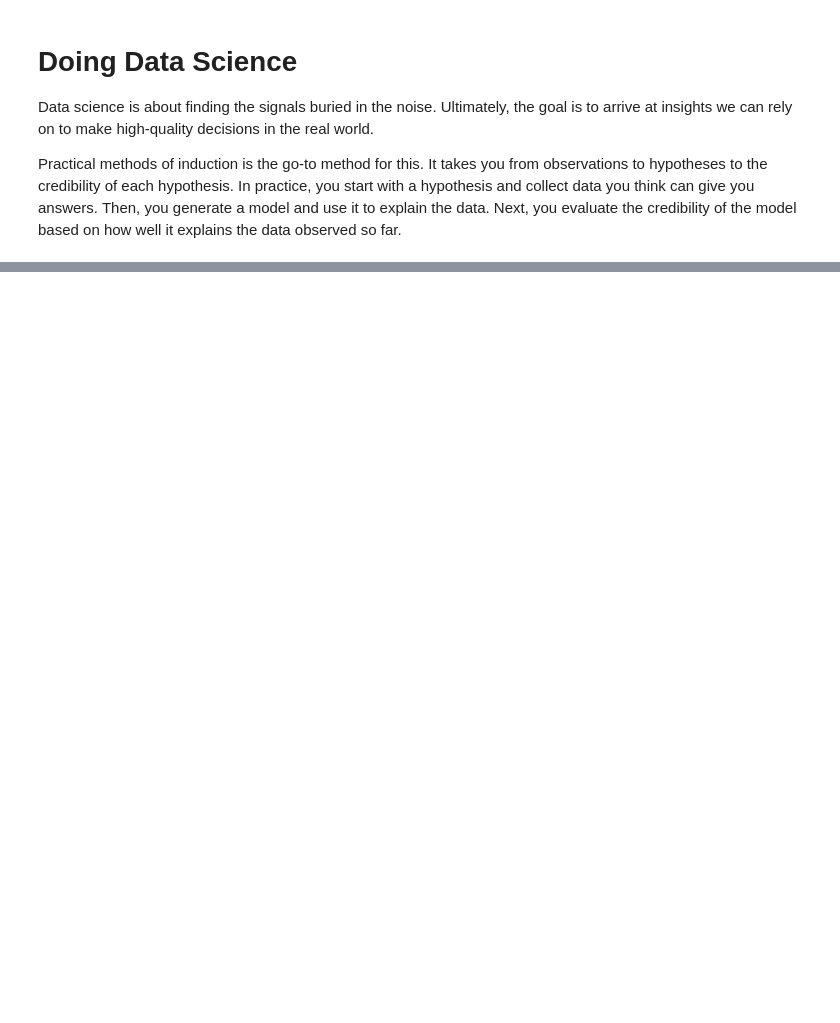
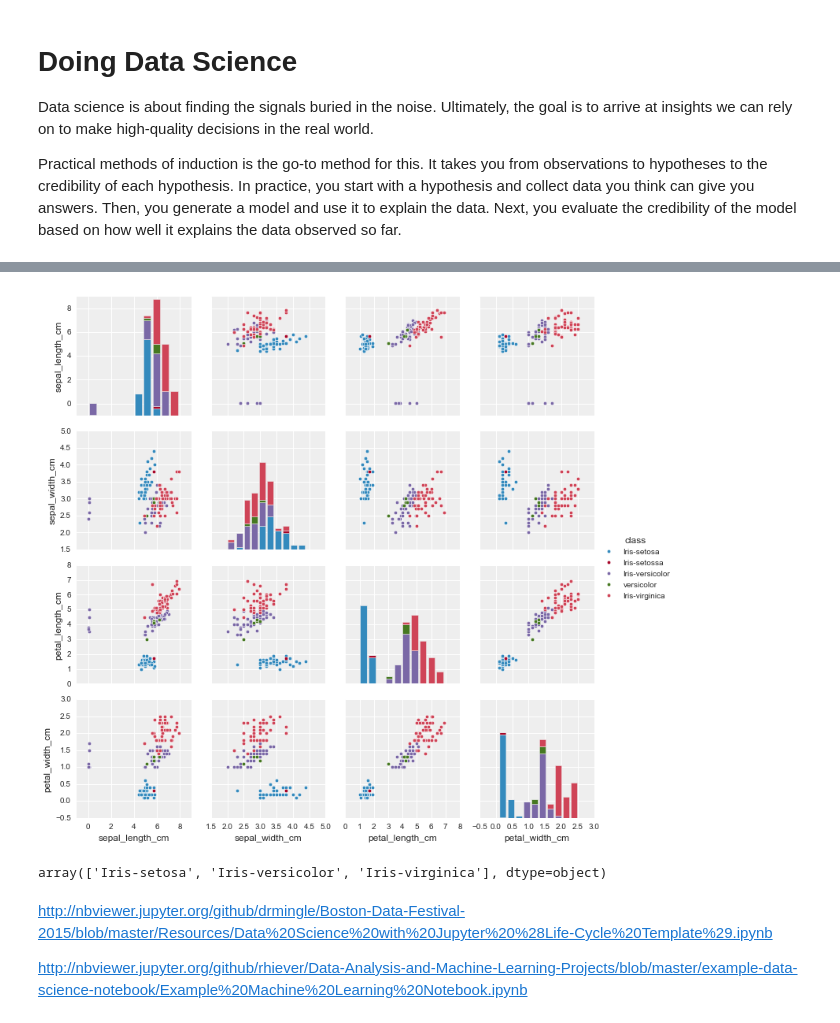
Before and after one commit to ethen8181/Business-Analytics, a Jupyter notebook: data_science/doing_data_science.ipynb, the cells around one changed output, grey strips where cells are left out. Drawn from its saved outputs; the diff is of its cells as text; code cells hidden in the pictures; blank space fills up the shorter version.

```diff
--- a/data_science/doing_data_science.ipynb
+++ b/data_science/doing_data_science.ipynb
@@ -21,0 +38,3 @@ Practical methods of induction is the go-to method for this. It takes you from o
+# %%
+iris_data = pd.read_csv( 'iris-data.csv', na_values = ['NA'] )
+iris_data.head()
@@ -21,0 +60,15 @@ Practical methods of induction is the go-to method for this. It takes you from o
+# %%
+sb.pairplot( iris_data.dropna(), hue = 'class' )
+plt.show()
+# %% [output]
+[figure, added]
+# %%
+iris_data[ iris_data['class'] == 'versicolor' ] = 'Iris-versicolor'
+iris_data[ iris_data['class'] == 'Iris-setossa' ] = 'Iris-setosa'
+iris_data['class'].unique()
+# %% [output]
+array(['Iris-setosa', 'Iris-versicolor', 'Iris-virginica'], dtype=object)
+# %% [markdown]
+http://nbviewer.jupyter.org/github/drmingle/Boston-Data-Festival-2015/blob/master/Resources/Data%20Science%20with%20Jupyter%20%28Life-Cycle%20Template%29.ipynb
+
+http://nbviewer.jupyter.org/github/rhiever/Data-Analysis-and-Machine-Learning-Projects/blob/master/example-data-science-notebook/Example%20Machine%20Learning%20Notebook.ipynb
```
Also changed, not shown: parts of 6 cells of this notebook, 9 other files.
